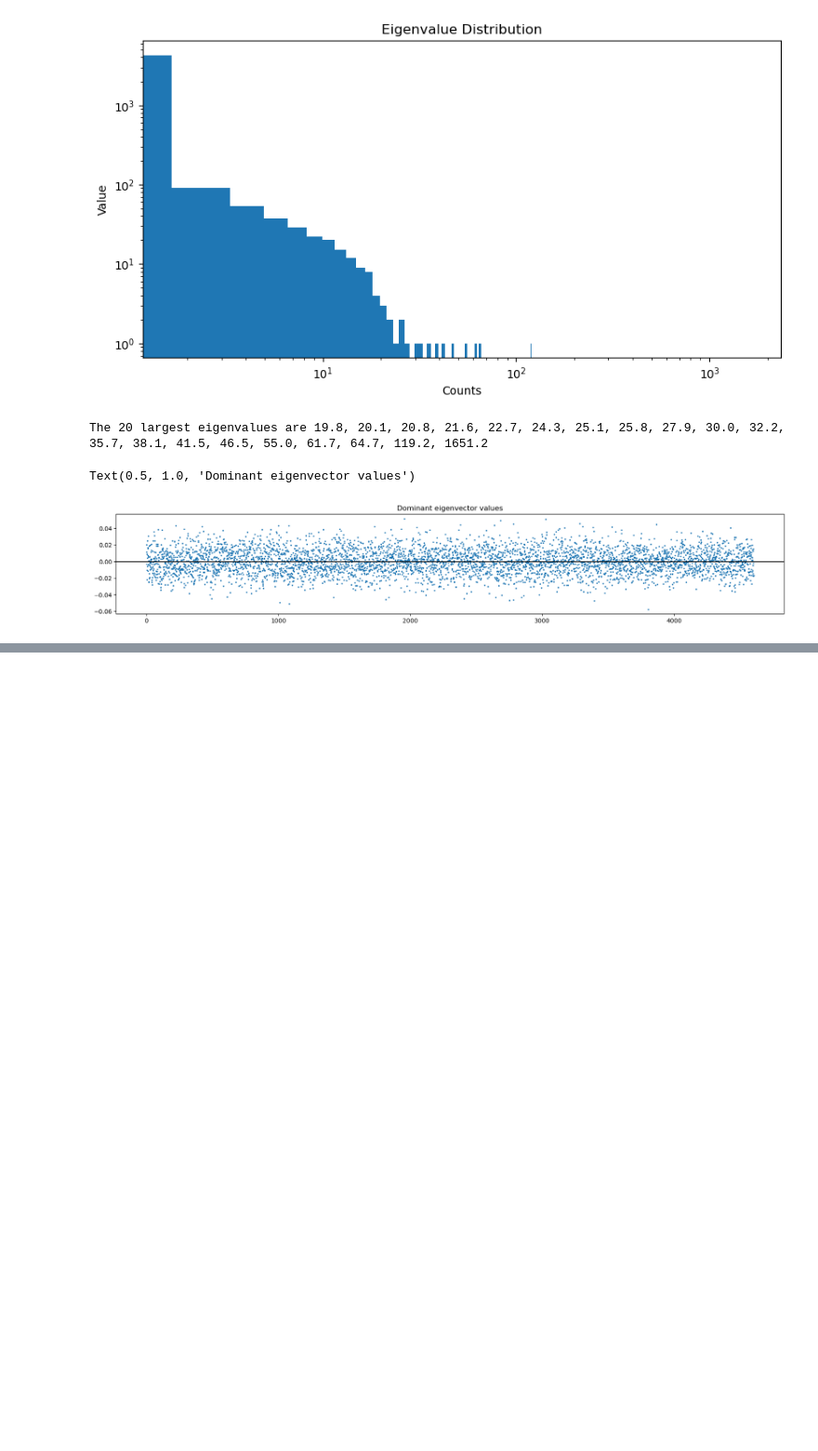
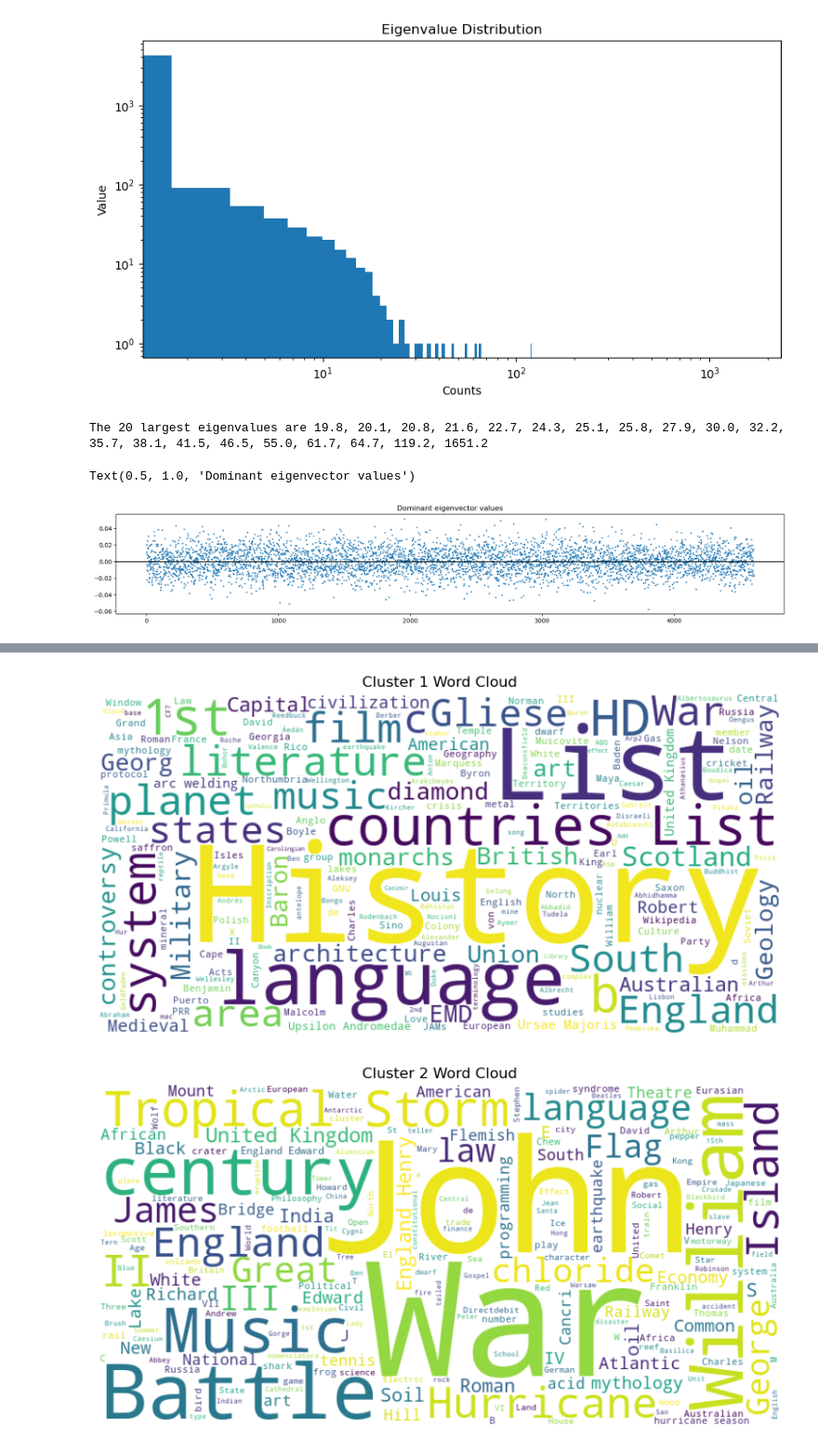
Before and after one commit to epfl-ada/ada-2024-project-the5outliers, a Jupyter notebook: similarity_matrix.ipynb, the cells around one changed output, grey strips where cells are left out. Shown at 93% size. Cells and saved outputs as stored; diff of their text form; code cells hidden in the pictures; blank space fills up the shorter version.

```diff
--- a/similarity_matrix.ipynb
+++ b/similarity_matrix.ipynb
@@ -297,0 +349,12 @@ Text(0.5, 1.0, 'Dominant eigenvector values')
+# %%
+import pandas as pd
+
+# Create a DataFrame with article names and their cluster labels
+clusters_df = pd.DataFrame({'Article': df_article_names, 'Cluster': cluster_labels})
+
+# Group articles by cluster
+grouped = clusters_df.groupby('Cluster')
+
+for cluster, group in grouped:
+    print(f'\nCluster {cluster}:')
+    print(group['Article'].tolist())
@@ -297,0 +389,21 @@ Text(0.5, 1.0, 'Dominant eigenvector values')
+# %%
+from collections import Counter
+from wordcloud import WordCloud
+import matplotlib.pyplot as plt
+
+# Group articles by cluster and create word clouds for each cluster
+unique_clusters = clusters_df['Cluster'].unique()
+
+for cluster in unique_clusters:
+    articles_text = ' '.join(clusters_df[clusters_df['Cluster'] == cluster]['Article'])
+    wordcloud = WordCloud(width=800, height=400, background_color='white').generate(articles_text)
+
+    # Display word cloud
+    plt.figure(figsize=(10, 7.5))
+    plt.imshow(wordcloud, interpolation='bilinear')
+    plt.axis('off')
+    plt.title(f'Cluster {cluster} Word Cloud')
+    plt.show()
+# %% [output]
+[figure, added]
+[figure, added]
```
Also changed, not shown: parts of 10 cells of this notebook, 1 other file.
